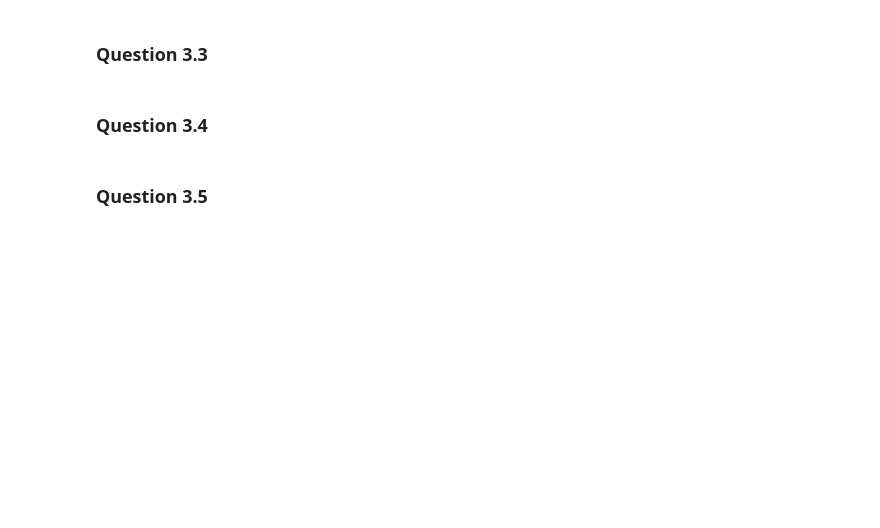
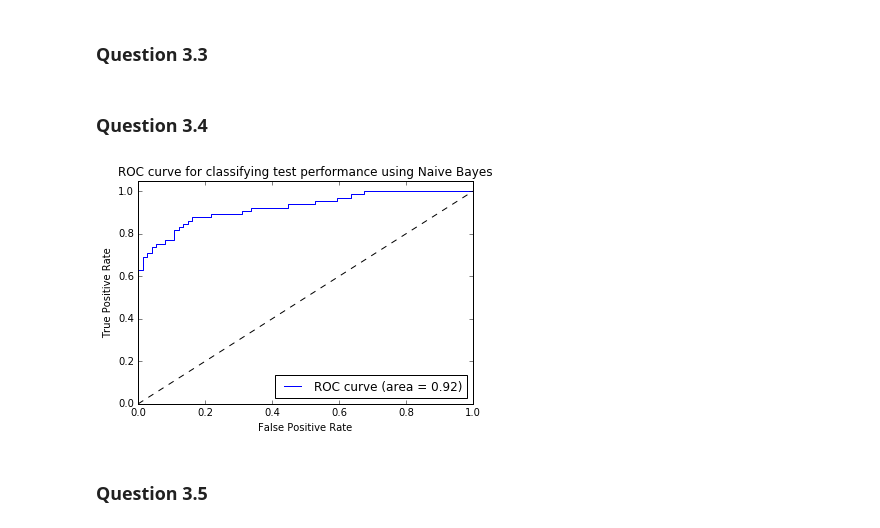
Before and after one commit to wenyangfu/EE361M_Homework, a Jupyter notebook: homework4/Group3_HW4.ipynb, the cells around one changed output. Cells and saved outputs as stored; diff of their text form; code cells hidden in the pictures; blank space fills up the shorter version.

```diff
--- a/homework4/Group3_HW4.ipynb
+++ b/homework4/Group3_HW4.ipynb
@@ -159,6 +221,33 @@ df = data('Caschool')
 # %% [markdown]
 ### Question 3.3
+# %%
+features = ['enrltot', 'teachers', 'calwpct', 'mealpct', 'computer', 'avginc']
+X_train, X_test, Y_train, Y_test = train_test_split(df[features], df['test_score_01'], test_size=0.33, random_state=42)
 # %% [markdown]
 ### Question 3.4
+# %%
+from sklearn.naive_bayes import GaussianNB
+naive_bayes = GaussianNB()
+naive_bayes = naive_bayes.fit(X_train, Y_train)
+
+naive_bayes_score = naive_bayes.predict_proba(X_test)
+naive_bayes_positive = naive_bayes_score[:,1]
+
+false_positive, true_positive, thresholds = roc_curve(Y_test, naive_bayes_positive)
+roc_auc = auc(false_positive, true_positive)
+
+# Based on http://scikit-learn.org/stable/auto_examples/model_selection/plot_roc.html
+plt.figure()
+plt.title('ROC curve for classifying test performance using Naive Bayes')
+plt.plot(false_positive, true_positive, label='ROC curve (area = %.02f)' % roc_auc)
+plt.plot([0,1], [0,1], 'k--')
+plt.xlim([0.0,1.0])
+plt.ylim([0.0, 1.05])
+plt.xlabel('False Positive Rate')
+plt.ylabel('True Positive Rate')
+plt.legend(loc="lower right")
+plt.show()
+# %% [output]
+[figure, added]
 # %% [markdown]
 ### Question 3.5
```
Also changed, not shown: parts of 14 cells of this notebook.
